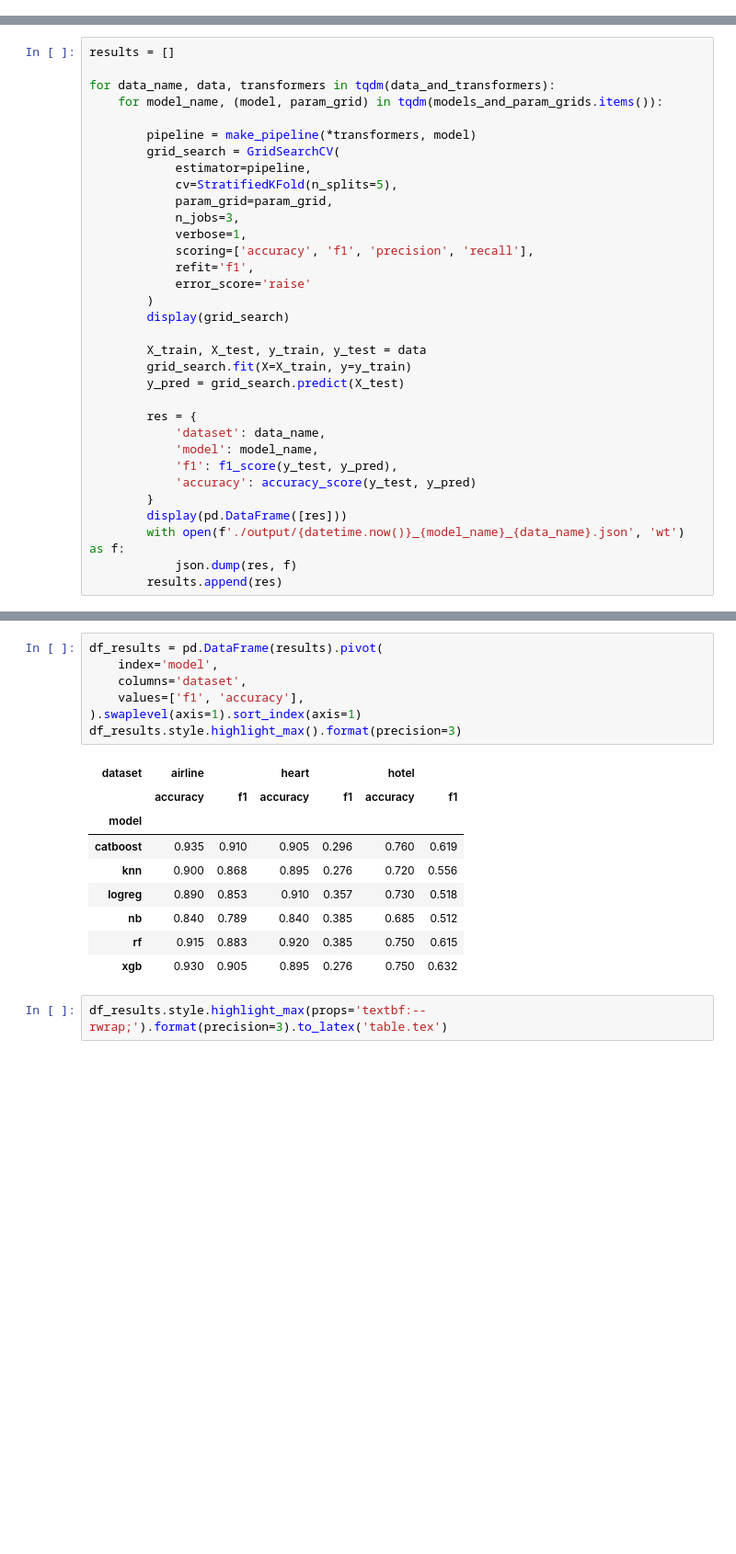
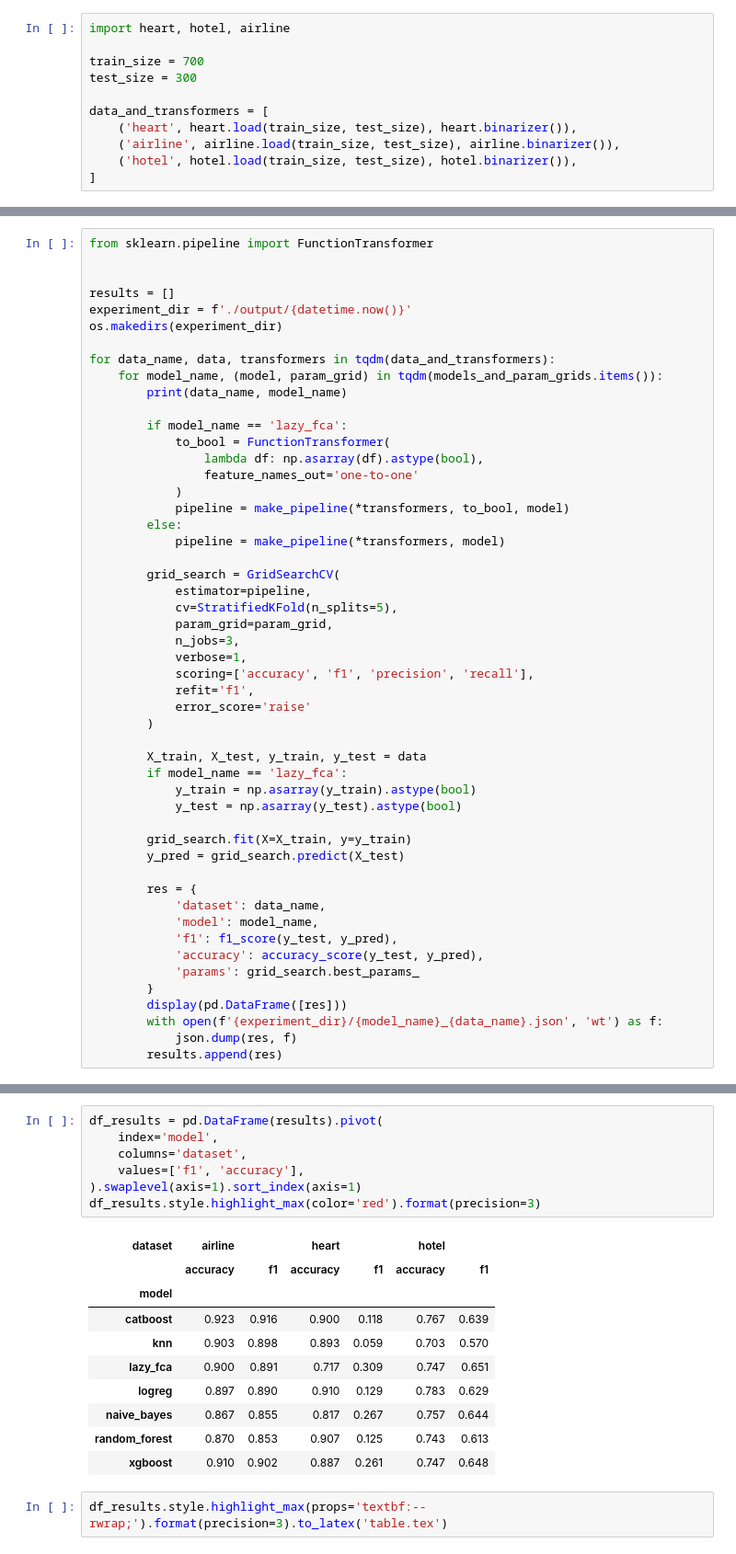
Before and after one commit to fourlex/osda_hw3, a Jupyter notebook: run.ipynb, the cells around one changed output, grey strips where cells are left out. Shown at 92% size. Saved outputs shown, nothing was run; the diff lists cells and outputs as text; blank space fills up the shorter version.

Commit message:
got lazy_fca working

```diff
--- a/run.ipynb
+++ b/run.ipynb
@@ -21,0 +13,11 @@ from models import models_and_param_grids
+# %%
+import heart, hotel, airline
+
+train_size = 700
+test_size = 300
+
+data_and_transformers = [
+    ('heart', heart.load(train_size, test_size), heart.binarizer()),
+    ('airline', airline.load(train_size, test_size), airline.binarizer()),
+    ('hotel', hotel.load(train_size, test_size), hotel.binarizer()),
+]
@@ -22,10 +62,24 @@ from models import models_and_param_grids
 # %%
+from sklearn.pipeline import FunctionTransformer
+
+
 results = []
+experiment_dir = f'./output/{datetime.now()}'
+os.makedirs(experiment_dir)
 
 for data_name, data, transformers in tqdm(data_and_transformers):
     for model_name, (model, param_grid) in tqdm(models_and_param_grids.items()):
+        print(data_name, model_name)
 
-        pipeline = make_pipeline(*transformers, model)
+        if model_name == 'lazy_fca':
+            to_bool = FunctionTransformer(
+                lambda df: np.asarray(df).astype(bool),
+                feature_names_out='one-to-one'
+            )
+            pipeline = make_pipeline(*transformers, to_bool, model)
+        else:
+            pipeline = make_pipeline(*transformers, model)
+
         grid_search = GridSearchCV(
             estimator=pipeline,
             cv=StratifiedKFold(n_splits=5),
@@ -36,9 +90,12 @@ for data_name, data, transformers in tqdm(data_and_transformers):
             refit='f1',
             error_score='raise'
         )
-        display(grid_search)
 
         X_train, X_test, y_train, y_test = data
+        if model_name == 'lazy_fca':
+            y_train = np.asarray(y_train).astype(bool)
+            y_test = np.asarray(y_test).astype(bool)
+
         grid_search.fit(X=X_train, y=y_train)
         y_pred = grid_search.predict(X_test)
 
@@ -46,10 +103,11 @@ for data_name, data, transformers in tqdm(data_and_transformers):
             'dataset': data_name,
             'model': model_name,
             'f1': f1_score(y_test, y_pred),
-            'accuracy': accuracy_score(y_test, y_pred)
+            'accuracy': accuracy_score(y_test, y_pred),
+            'params': grid_search.best_params_
         }
         display(pd.DataFrame([res]))
-        with open(f'./output/{datetime.now()}_{model_name}_{data_name}.json', 'wt') as f:
+        with open(f'{experiment_dir}/{model_name}_{data_name}.json', 'wt') as f:
             json.dump(res, f)
         results.append(res)
 # %% [output]
@@ -152,19 +139,20 @@ Please also refer to the documentation for alternative solver options:
 # %%
 df_results = pd.DataFrame(results).pivot(
     index='model',
     columns='dataset',
     values=['f1', 'accuracy'],
 ).swaplevel(axis=1).sort_index(axis=1)
-df_results.style.highlight_max().format(precision=3)
+df_results.style.highlight_max(color='red').format(precision=3)
 # %% [output]
 | dataset | airline |  | heart |  | hotel |  |
 |  | accuracy | f1 | accuracy | f1 | accuracy | f1 |
 | model |  |  |  |  |  |  |
-| catboost | 0.935 | 0.910 | 0.905 | 0.296 | 0.760 | 0.619 |
-| knn | 0.900 | 0.868 | 0.895 | 0.276 | 0.720 | 0.556 |
-| logreg | 0.890 | 0.853 | 0.910 | 0.357 | 0.730 | 0.518 |
-| nb | 0.840 | 0.789 | 0.840 | 0.385 | 0.685 | 0.512 |
-| rf | 0.915 | 0.883 | 0.920 | 0.385 | 0.750 | 0.615 |
-| xgb | 0.930 | 0.905 | 0.895 | 0.276 | 0.750 | 0.632 |
+| catboost | 0.923 | 0.916 | 0.900 | 0.118 | 0.767 | 0.639 |
+| knn | 0.903 | 0.898 | 0.893 | 0.059 | 0.703 | 0.570 |
+| lazy_fca | 0.900 | 0.891 | 0.717 | 0.309 | 0.747 | 0.651 |
+| logreg | 0.897 | 0.890 | 0.910 | 0.129 | 0.783 | 0.629 |
+| naive_bayes | 0.867 | 0.855 | 0.817 | 0.267 | 0.757 | 0.644 |
+| random_forest | 0.870 | 0.853 | 0.907 | 0.125 | 0.743 | 0.613 |
+| xgboost | 0.910 | 0.902 | 0.887 | 0.261 | 0.747 | 0.648 |
 # %%
 df_results.style.highlight_max(props='textbf:--rwrap;').format(precision=3).to_latex('table.tex')
```
Also changed, not shown: parts of 5 cells of this notebook, 7 other files.
